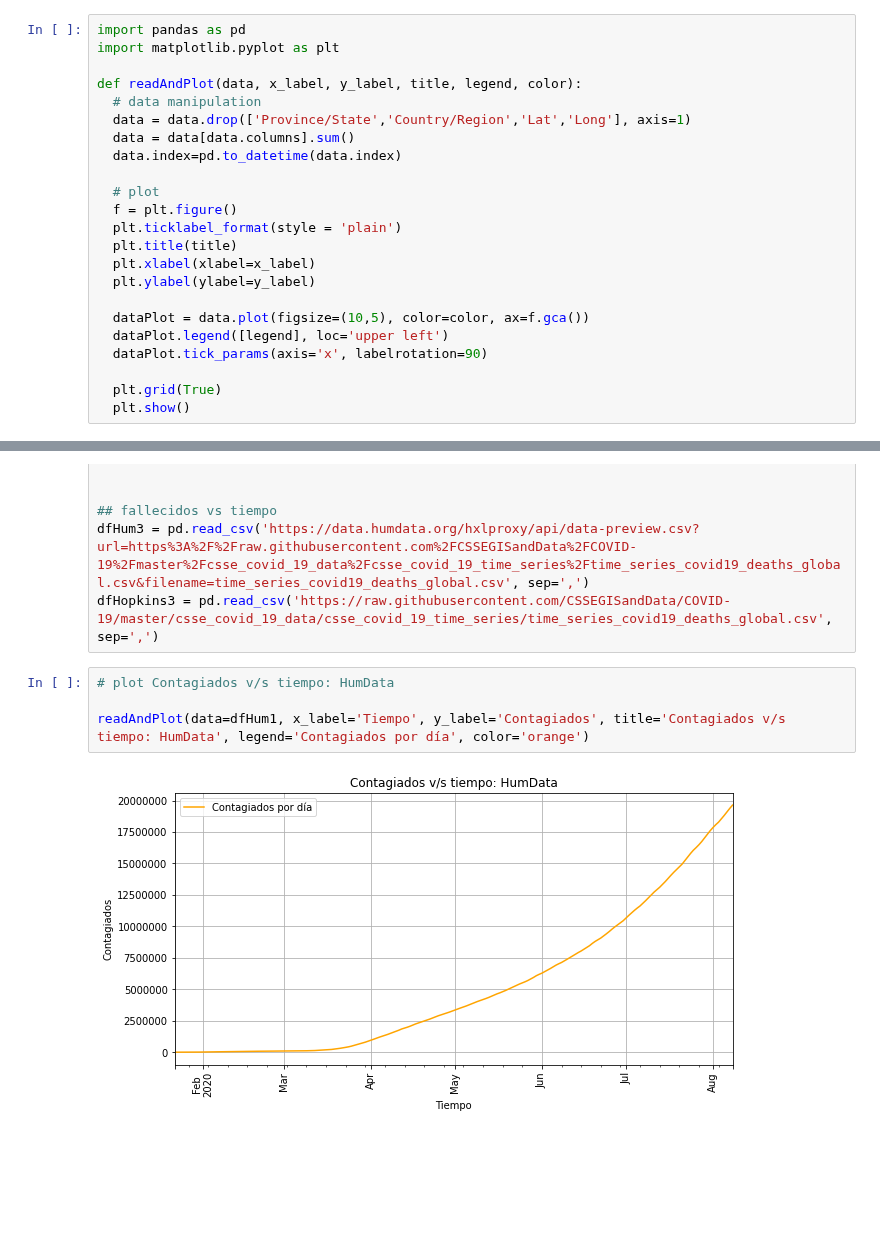
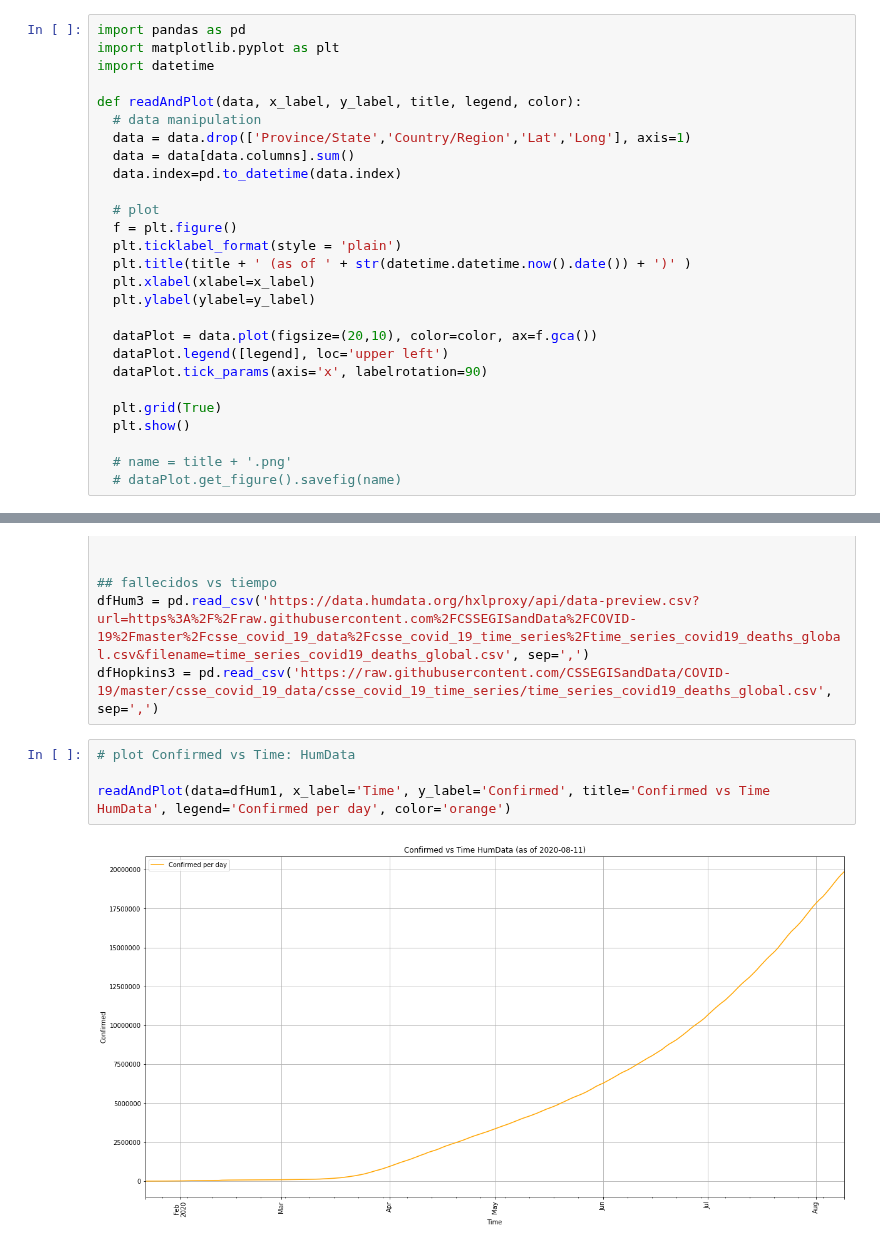
Before and after one commit to Tisks/Covid-Big-Data, a Jupyter notebook: Unified_VSTime_Global_Plots.ipynb, the cells around one changed output, grey strips where cells are left out. Cells and saved outputs as stored; diff of their text form; blank space fills up the shorter version.

```diff
--- a/Unified_VSTime_Global_Plots.ipynb
+++ b/Unified_VSTime_Global_Plots.ipynb
@@ -3,6 +3,7 @@
 # %%
 import pandas as pd
 import matplotlib.pyplot as plt
+import datetime
 
 def readAndPlot(data, x_label, y_label, title, legend, color):
   # data manipulation
@@ -13,16 +14,19 @@ def readAndPlot(data, x_label, y_label, title, legend, color):
   # plot
   f = plt.figure()
   plt.ticklabel_format(style = 'plain')
-  plt.title(title)
+  plt.title(title + ' (as of ' + str(datetime.datetime.now().date()) + ')' )
   plt.xlabel(xlabel=x_label)
   plt.ylabel(ylabel=y_label)
 
-  dataPlot = data.plot(figsize=(10,5), color=color, ax=f.gca())
+  dataPlot = data.plot(figsize=(20,10), color=color, ax=f.gca())
   dataPlot.legend([legend], loc='upper left')
   dataPlot.tick_params(axis='x', labelrotation=90)
 
   plt.grid(True)
   plt.show()
+
+  # name = title + '.png'
+  # dataPlot.get_figure().savefig(name)
 # %%
 # data download
 
@@ -39,9 +43,9 @@ dfHopkins2 = pd.read_csv('https://raw.githubusercontent.com/CSSEGISandData/COVID
 dfHum3 = pd.read_csv('https://data.humdata.org/hxlproxy/api/data-preview.csv?url=https%3A%2F%2Fraw.githubusercontent.com%2FCSSEGISandData%2FCOVID-19%2Fmaster%2Fcsse_covid_19_data%2Fcsse_covid_19_time_series%2Ftime_series_covid19_deaths_global.csv&filename=time_series_covid19_deaths_global.csv', sep=',')
 dfHopkins3 = pd.read_csv('https://raw.githubusercontent.com/CSSEGISandData/COVID-19/master/csse_covid_19_data/csse_covid_19_time_series/time_series_covid19_deaths_global.csv', sep=',')
 # %%
-# plot Contagiados v/s tiempo: HumData
+# plot Confirmed vs Time: HumData
 
-readAndPlot(data=dfHum1, x_label='Tiempo', y_label='Contagiados', title='Contagiados v/s tiempo: HumData', legend='Contagiados por día', color='orange')
+readAndPlot(data=dfHum1, x_label='Time', y_label='Confirmed', title='Confirmed vs Time HumData', legend='Confirmed per day', color='orange')
 # %% [output]
-[figure, old version]
+[figure, new version]
 # %%
```
Also changed, not shown: parts of 5 cells of this notebook.
